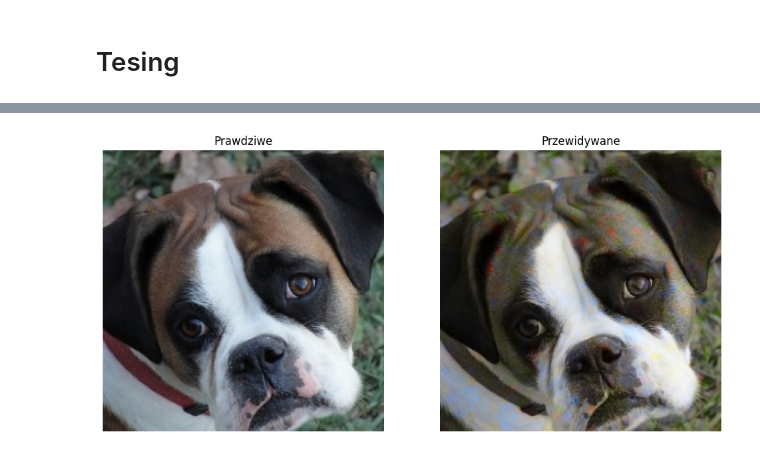
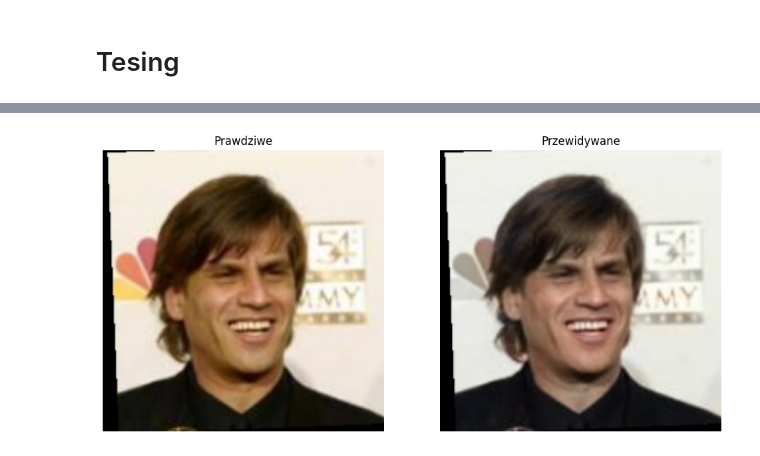
Before and after one commit to allokeen/ML_Colorizing, a Jupyter notebook: Convolutional_Colorizing.ipynb, the cells around one changed output, grey strips where cells are left out. Saved outputs shown, nothing was run; the diff lists cells and outputs as text; code cells hidden in the pictures.

Commit message:
Image dataset changed to images depicting human faces. Early stopping applied.

```diff
--- a/Convolutional_Colorizing.ipynb
+++ b/Convolutional_Colorizing.ipynb
@@ -22,6 +34,7 @@ import os
 def load_image_for_model(file_path):
     img = load_img(file_path)
     img = img_to_array(img).astype(np.uint8)
+    img = cv2.resize(img, (256, 256))
     img_lab = cv2.cvtColor(img, cv2.COLOR_RGB2LAB)
     return img_lab
 
@@ -87,5 +77,7 @@ def build_model():
 # Learning phase
 # %%
 # Preprocessing
-img_paths = [os.path.join('/content/drive/My Drive/Colab Notebooks/ml-dataset-256x256/', fname) for fname in os.listdir('/content/drive/My Drive/Colab Notebooks/ml-dataset-256x256')]
+img_paths = [os.path.join('/content/drive/MyDrive/Colab Notebooks/Faces/', fname) for fname in os.listdir('/content/drive/MyDrive/Colab Notebooks/Faces')]
 L_arr, AB_arr = to_LAB_arrays(img_paths)
+L_arr = L_arr[:4000]
+AB_arr = AB_arr[:4000]
@@ -108,5 +113,5 @@ cp_callback = ModelCheckpoint(
     period=1  # saving every epoch
 )
 
-model.fit(L_arr, AB_arr, epochs=00, batch_size=16, validation_split=0.1, callbacks=[cp_callback, early_stopping])
+model.fit(L_arr, AB_arr, epochs=100, batch_size=16, validation_split=0.1, callbacks=[cp_callback, early_stopping])
 model.save('saved_model/my_model')
@@ -115,7 +139,7 @@ model.save('saved_model/my_model')
 # %%
 
 #test_img_paths = [os.path.join('/content/drive/My Drive/Colab Notebooks/ml-dataset-256x256/', fname) for fname in os.listdir('/content/drive/My Drive/Colab Notebooks/ml-dataset-256x256')]
-test_img_paths = ['/content/drive/My Drive/Colab Notebooks/ml-dataset-256x256/dog (309).jpg']
+test_img_paths = ['/content/drive/MyDrive/Colab Notebooks/Faces/Aaron_Sorkin_0001.jpg']
 #test_img_paths = ['/content/drive/My Drive/Colab Notebooks/test/test2.png']
 L_test, AB_test_true = to_LAB_arrays(test_img_paths)
 AB_test_pred = model.predict(L_test)
@@ -160 +184 @@ plot_results(L_test, AB_test_true, AB_test_pred, index=0)
-[figure, old version]
+[figure, new version]
```
Also changed, not shown: parts of 8 cells of this notebook.
